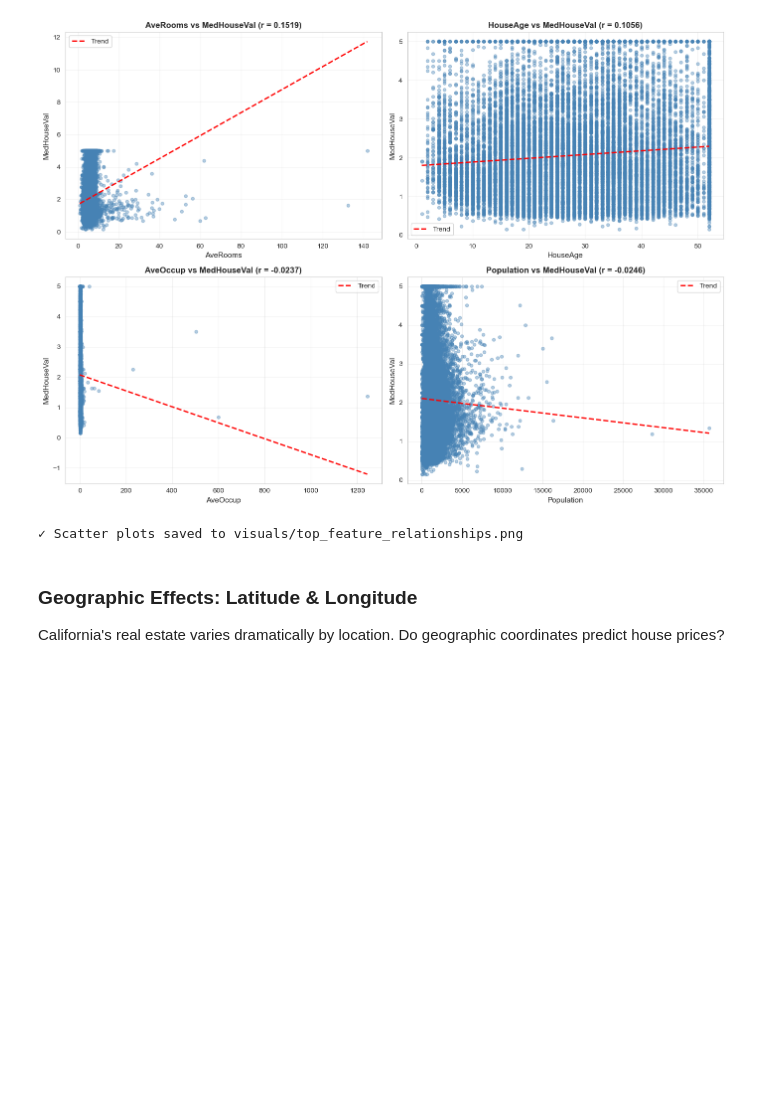
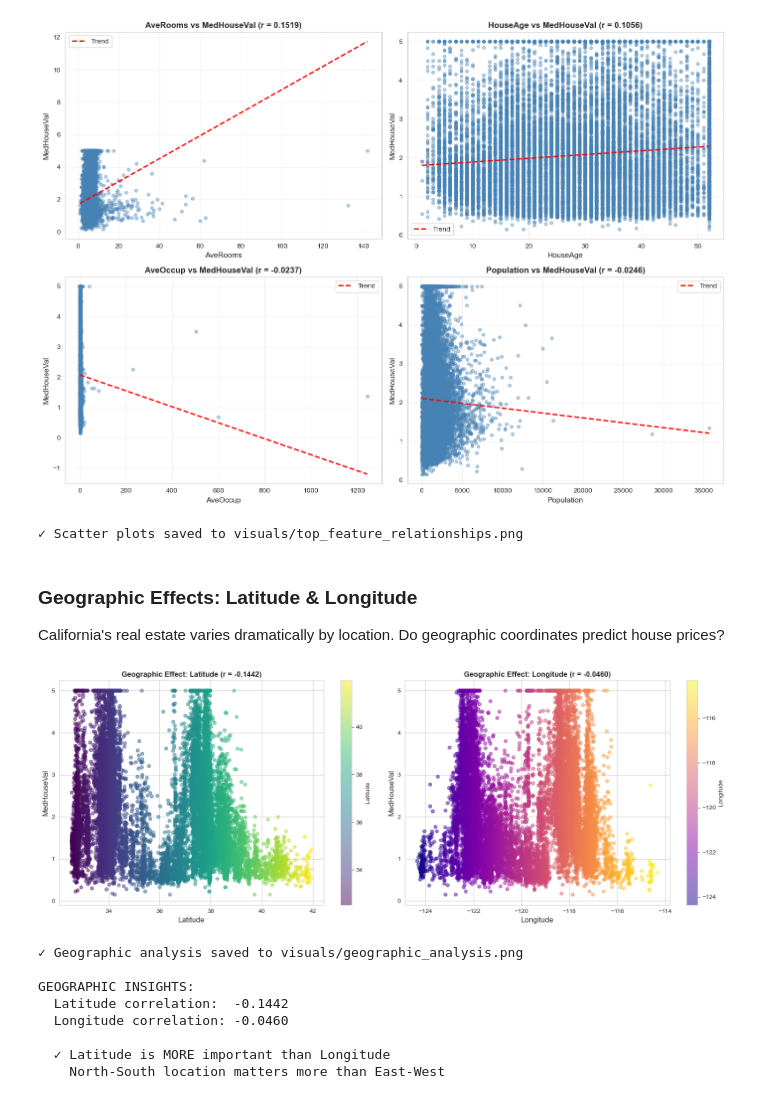
Before and after one commit to gautamivdesai/ML-Final-Lab-Group-10, a Jupyter notebook: notebooks/ML_Project.ipynb, the cells around one changed output. Saved outputs shown, nothing was run; the diff lists cells and outputs as text; code cells hidden in the pictures; blank space fills up the shorter version.

Commit message:
Add geographic analysis visualization image

```diff
--- a/notebooks/ML_Project.ipynb
+++ b/notebooks/ML_Project.ipynb
@@ -896,3 +896,51 @@ print("✓ Scatter plots saved to visuals/top_feature_relationships.png")
 ### Geographic Effects: Latitude & Longitude
 
 California's real estate varies dramatically by location. Do geographic coordinates predict house prices?
+# %%
+fig, axes = plt.subplots(1, 2, figsize=(16, 6))
+
+# Latitude effect - color by latitude
+scatter1 = axes[0].scatter(raw_df['Latitude'], raw_df['MedHouseVal'],
+                           c=raw_df['Latitude'], cmap='viridis', alpha=0.5, s=30)
+axes[0].set_xlabel('Latitude', fontsize=12)
+axes[0].set_ylabel('MedHouseVal', fontsize=12)
+corr_lat = raw_df['Latitude'].corr(raw_df['MedHouseVal'])
+axes[0].set_title(f'Geographic Effect: Latitude (r = {corr_lat:.4f})', fontweight='bold', fontsize=12)
+plt.colorbar(scatter1, ax=axes[0], label='Latitude')
+
+# Longitude effect - color by longitude
+scatter2 = axes[1].scatter(raw_df['Longitude'], raw_df['MedHouseVal'],
+                           c=raw_df['Longitude'], cmap='plasma', alpha=0.5, s=30)
+axes[1].set_xlabel('Longitude', fontsize=12)
+axes[1].set_ylabel('MedHouseVal', fontsize=12)
+corr_lon = raw_df['Longitude'].corr(raw_df['MedHouseVal'])
+axes[1].set_title(f'Geographic Effect: Longitude (r = {corr_lon:.4f})', fontweight='bold', fontsize=12)
+plt.colorbar(scatter2, ax=axes[1], label='Longitude')
+
+plt.tight_layout()
+os.makedirs('visuals', exist_ok=True)
+plt.savefig('visuals/geographic_analysis.png', dpi=300, bbox_inches='tight')
+plt.show()
+
+print("✓ Geographic analysis saved to visuals/geographic_analysis.png")
+
+print(f"\nGEOGRAPHIC INSIGHTS:")
+print(f"  Latitude correlation:  {corr_lat:.4f}")
+print(f"  Longitude correlation: {corr_lon:.4f}")
+
+if abs(corr_lat) > abs(corr_lon):
+    print(f"\n  ✓ Latitude is MORE important than Longitude")
+    print(f"    North-South location matters more than East-West")
+else:
+    print(f"\n  ✓ Longitude is MORE important than Latitude")
+    print(f"    East-West location (coastal vs inland) matters more")
+# %% [output]
+[figure, added]
+✓ Geographic analysis saved to visuals/geographic_analysis.png
+
+GEOGRAPHIC INSIGHTS:
+  Latitude correlation:  -0.1442
+  Longitude correlation: -0.0460
+
+  ✓ Latitude is MORE important than Longitude
+    North-South location matters more than East-West
```
Also changed, not shown: parts of 1 cell of this notebook, 1 other file.
